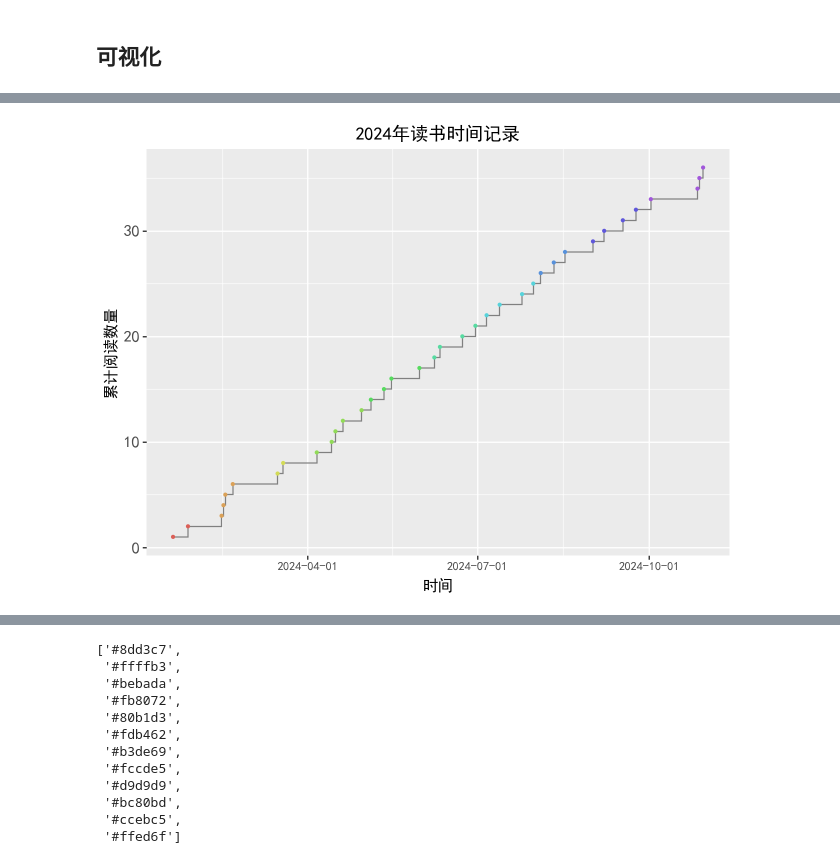
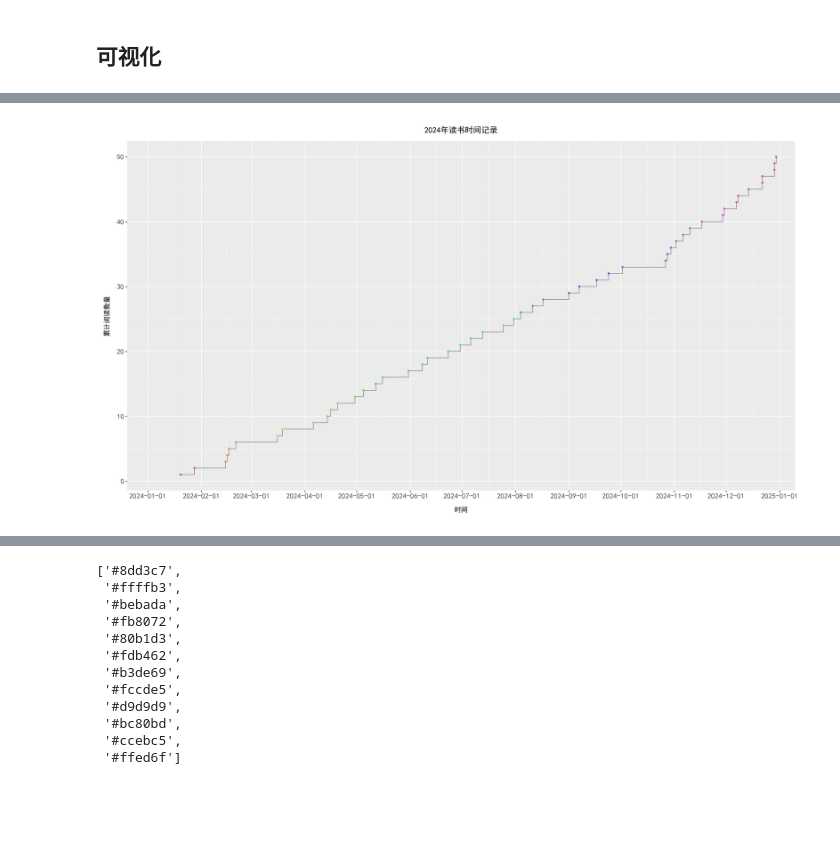
Before and after one commit to famotime/my_douban_books, a Jupyter notebook: 年度读书小结.ipynb, the cells around one changed output, grey strips where cells are left out. Saved outputs shown, nothing was run; the diff lists cells and outputs as text; code cells hidden in the pictures; blank space fills up the shorter version.

```diff
--- a/年度读书小结.ipynb
+++ b/年度读书小结.ipynb
@@ -122,2 +101,5 @@ df
 # %%
+df = pd.read_excel(path_record.parent / (f"{year}年读书小结.xlsx"))
+df['读完时间'] = pd.to_datetime(df['读完时间'])
 df['月份'] = pd.Categorical(df['月份'], categories=[f'{i}月' for i in range(1, 13)])
+df
@@ -124,14 +124,18 @@ df['月份'] = pd.Categorical(df['月份'], categories=[f'{i}月' for i in range
 # %%
 (ggplot(df, aes(x='读完时间', y='累计数量'))
-    # + geom_line()
     + geom_step(color='grey')
-    + geom_point(aes(color='月份'), size=.7)
+    + geom_point(aes(color='月份'), size=1)
+    + scale_x_date(
+        date_breaks='1 month',
+        limits=[pd.to_datetime(f'2023-12-20'), pd.to_datetime(f'2025-01-10')],
+        expand=(0, 0)
+    )
     + labs(x='时间', y='累计阅读数量', title=f'{year}年读书时间记录')
     + guides(color=False)
     + theme(text=element_text(family="SimHei"),
-            # axis_text_x=element_text(size=12),
+            axis_text_x=element_text(size=12),
             axis_text_y=element_text(size=12),
-            )
+            figure_size=(16, 9))
 )
 # %% [output]
-[figure, old version]
+[figure, new version]
```
Also changed, not shown: parts of 11 cells of this notebook.
